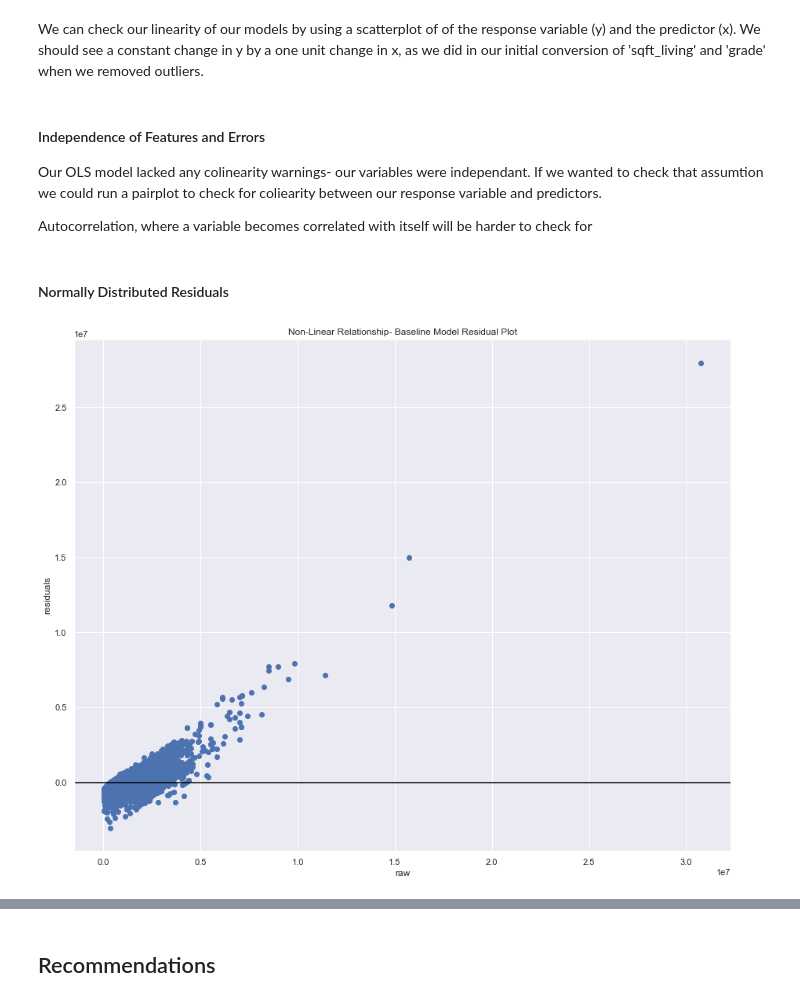
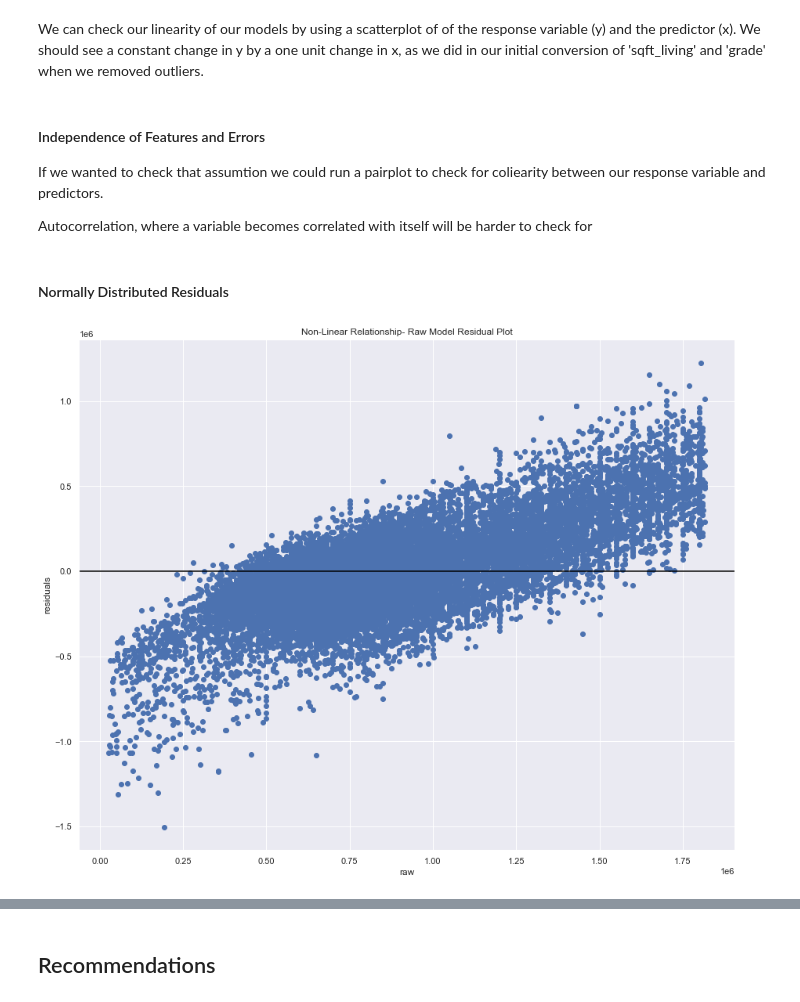
Before and after one commit to slowings/phase2-project, a Jupyter notebook: Final.ipynb, the cells around one changed output, grey strips where cells are left out. Saved outputs shown, nothing was run; the diff lists cells and outputs as text; code cells hidden in the pictures.

```diff
--- a/Final.ipynb
+++ b/Final.ipynb
@@ -146,7 +146,7 @@ grade_dict = {'1 Cabin':0, '2 Substandard':1, '3 Poor':2,'4 Low':3,'5 Fair':4,'6
               '9 Better':8, '10 Very Good':9, '11 Excellent':10, '12 Luxury':11, '13 Mansion':12 }
 kc.grade.replace(to_replace=grade_dict,inplace=True)
 # %%
-df_kc= kc[(kc['grade']<11) & (kc['grade']> 2)]
+df_kc= kc[(kc['grade']<10) & (kc['grade']> 2)]
 # %%
 df_kc['grade'].value_counts()
 # %% [output]
@@ -333,3 +330,6 @@ We can see that minimizing outliers makes our data more linear, but we're not ac
+# %%
+std_thresh = kc_clean.price.std()*3
+kc_clean= kc_clean[kc_clean['price'] <= std_thresh]
 # %% [markdown]
 ### Summary: Numeric Variables
 # %% [markdown]
@@ -341,16 +341,16 @@ Lets' begin by looking at a model of all our categorical data to see which predi
 categoricals_clean = kc_clean.select_dtypes("object")
 categoricals_clean=categoricals_clean.drop(['date', 'address', ], axis=1).copy()
 # %%
-y_raw = kc_clean["price"]
+y_raw_cat = kc_clean["price"]
 X_raw_cat = categoricals_clean
 X_raw_cat = pd.get_dummies(X_raw_cat)
 
-X_raw_cat.drop(['waterfront_NO', 'greenbelt_NO',
+X_raw_cat.drop(['waterfront_YES', 'greenbelt_YES',
                'nuisance_YES', 'condition_Poor',
-               'heat_source_Electricity', 'sewer_system_PUBLIC', 'zip_98045'],
+               'heat_source_Electricity', 'sewer_system_PUBLIC', 'zip_98372'],
                axis=1, inplace=True)
 # %%
-cat_model= sm.OLS(y_raw, sm.add_constant(X_raw_cat))
+cat_model= sm.OLS(y_raw_cat, sm.add_constant(X_raw_cat))
 cat_results = cat_model.fit()
 cat_results.summary()
 # %% [output]
@@ -790,7 +865,7 @@ We can check our linearity of our models by using a scatterplot of of the respon
 # %% [markdown]
 #### Independence of Features and Errors
 
-Our OLS model lacked any colinearity warnings- our variables were independant.  If we wanted to check that assumtion we could run a pairplot to check for coliearity between our response variable and predictors.
+If we wanted to check that assumtion we could run a pairplot to check for coliearity between our response variable and predictors.
 
 Autocorrelation, where a variable becomes correlated with itself will be harder to check for
 # %% [markdown]
@@ -798,14 +873,14 @@ Autocorrelation, where a variable becomes correlated with itself will be harder
 # %%
 # Analyze coefficiants and p values here
 fig, ax = plt.subplots()
 
-ax.scatter(y_raw, baseline_results.resid)
+ax.scatter(y_raw_cat, cat_results.resid)
 ax.axhline(y=0, color="black")
 ax.set_xlabel("raw")
 ax.set_ylabel("residuals")
-ax.set_title("Non-Linear Relationship- Baseline Model Residual Plot");
+ax.set_title("Non-Linear Relationship- Raw Model Residual Plot");
 # %% [output]
-[figure, old version]
+[figure, new version]
 # %%
 fig, ax = plt.subplots()
 
```
Also changed, not shown: parts of 78 cells of this notebook, 1 other file.
